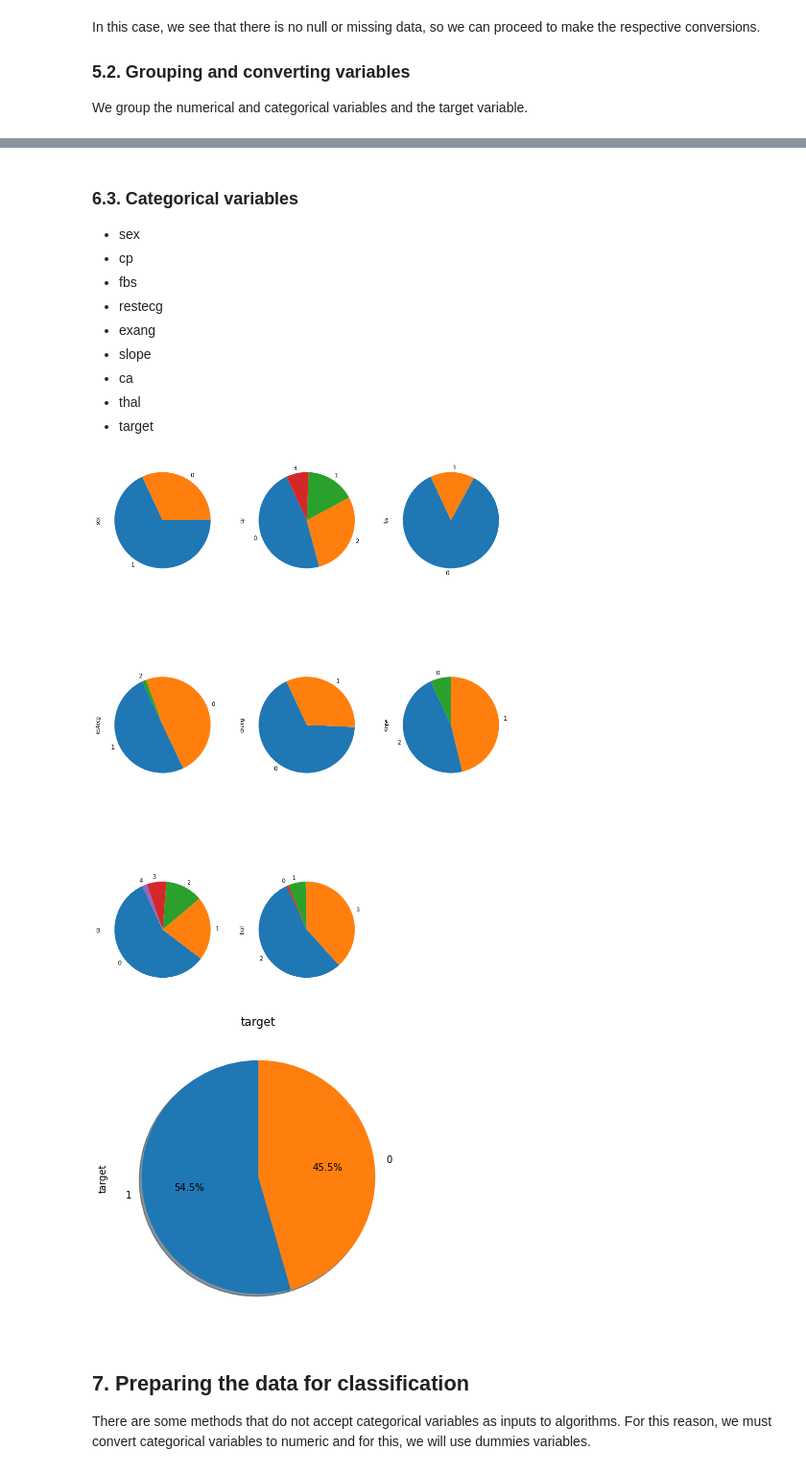
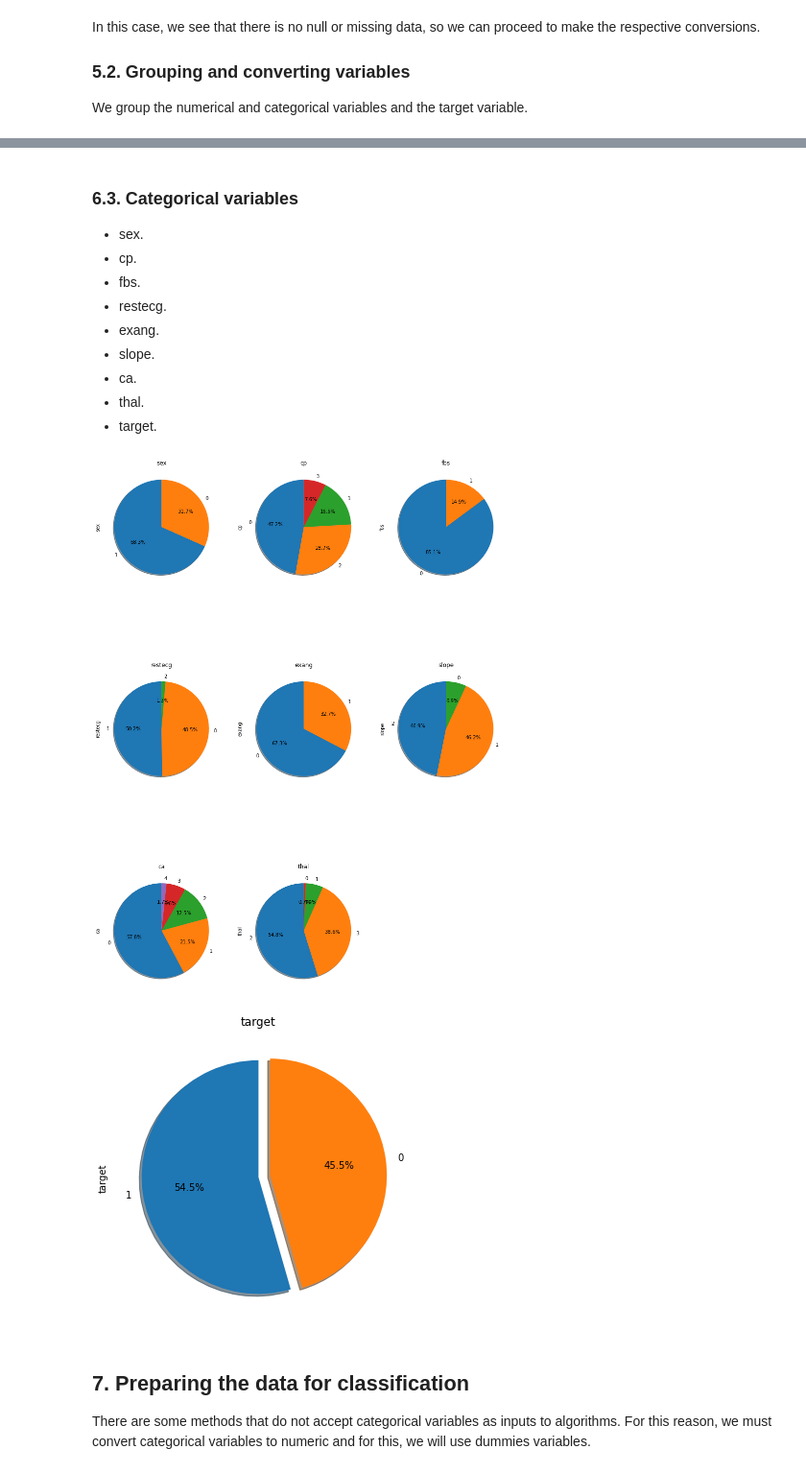
Before and after one commit to bryansbr/heart-disease-AI, a Jupyter notebook: heart-disease.ipynb, the cells around one changed output, grey strips where cells are left out. Shown at 96% size. Drawn from its saved outputs; the diff is of its cells as text; code cells hidden in the pictures.

```diff
--- a/heart-disease.ipynb
+++ b/heart-disease.ipynb
@@ -187,7 +183,18 @@ i = 1
 
 # Graphs of type histogram numerical variables
 for num_attrs in numerical_vars:
-    ax = fig.add_subplot(3, 5, i)
+    ax = fig.add_subplot(2, 4, i)
     data[[num_attrs]].plot(kind = 'hist', ax = ax, rwidth = 1)
-    i = i + 1
+    # Kind of switch-case to place the titles in the upper part
+    if (i == 1):
+        plt.title("age")
+    elif (i == 2):
+        plt.title("trestbps")
+    elif (i == 3):
+        plt.title("chol")
+    elif (i == 4):
+        plt.title("thalach")
+    elif (i == 5):
+        plt.title("oldpeak")
+    i += 1
 # %% [output]
@@ -195,41 +202,64 @@ for num_attrs in numerical_vars:
 # %% [markdown]
  ### 6.3. Categorical variables
-- sex
-- cp
-- fbs
-- restecg
-- exang
-- slope
-- ca
-- thal
-- target
+- sex.
+- cp.
+- fbs.
+- restecg.
+- exang.
+- slope.
+- ca.
+- thal.
+- target.
 # %%
 # Figure type object to develop the subplots
 fig = plt.figure(figsize = (15, 45))
 i = 1
 
 # Graphs of type histogram categorical variables
 for cat_attrs in categorical_vars:
     ax = fig.add_subplot(6, 3, i)
-    data[cat_attrs].value_counts().plot(kind = 'pie', ax = ax, startangle = 115, fontsize = 12)
-    i = i + 1
+    data[cat_attrs].value_counts().plot(kind = 'pie',
+                                        autopct = '%1.1f%%', # Adding percentages
+                                        ax = ax,
+                                        startangle = 90, # Start angle 90° (Africa)
+                                        fontsize = 10,
+                                        shadow = True) # Add shadow
+    # Kind of switch-case to place the titles in the upper part
+    if (i == 1):
+        plt.title("sex")
+    elif (i == 2):
+        plt.title("cp")
+    elif (i == 3):
+        plt.title("fbs")
+    elif (i == 4):
+        plt.title("restecg")
+    elif (i == 5):
+        plt.title("exang")
+    elif (i == 6):
+        plt.title("slope")
+    elif (i == 7):
+        plt.title("ca")
+    elif (i == 8):
+        plt.title("thal")
+    i += 1
 
 # Graphing the target variable individually 'target'
 fig = plt.figure(figsize = (15, 45))
 ax = fig.add_subplot(1, 2, 1)
 data["target"].value_counts().plot(kind = 'pie',
                                    figsize = (12, 10),
-                                   autopct = '%1.1f%%', # Add in percentages
+                                   autopct = '%1.1f%%', # Adding percentages
                                    startangle = 90, # Start angle 90° (Africa)
+                                   fontsize = 10,
                                    shadow = True, # Add shadow
-                                  )
+                                   explode = [0, 0.1])
 plt.title("target")
 
 # Show the pie charts
 plt.show()
 # %% [output]
-[figure, old version]
+[figure, new version]
-[figure, old version]
+[figure, new version]
 # %% [markdown]
 ## 7. Preparing the data for classification
 There are some methods that do not accept categorical variables as inputs to algorithms. For this reason, we must convert categorical variables to numeric and for this, we will use dummies variables.
```
Also changed, not shown: parts of 12 cells of this notebook, 1 other file.
